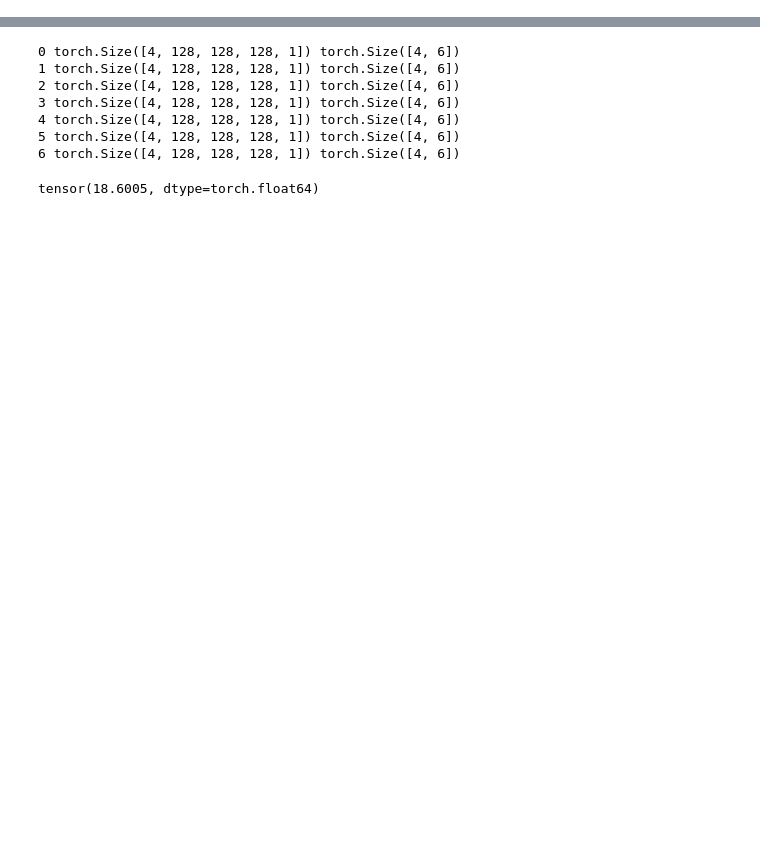
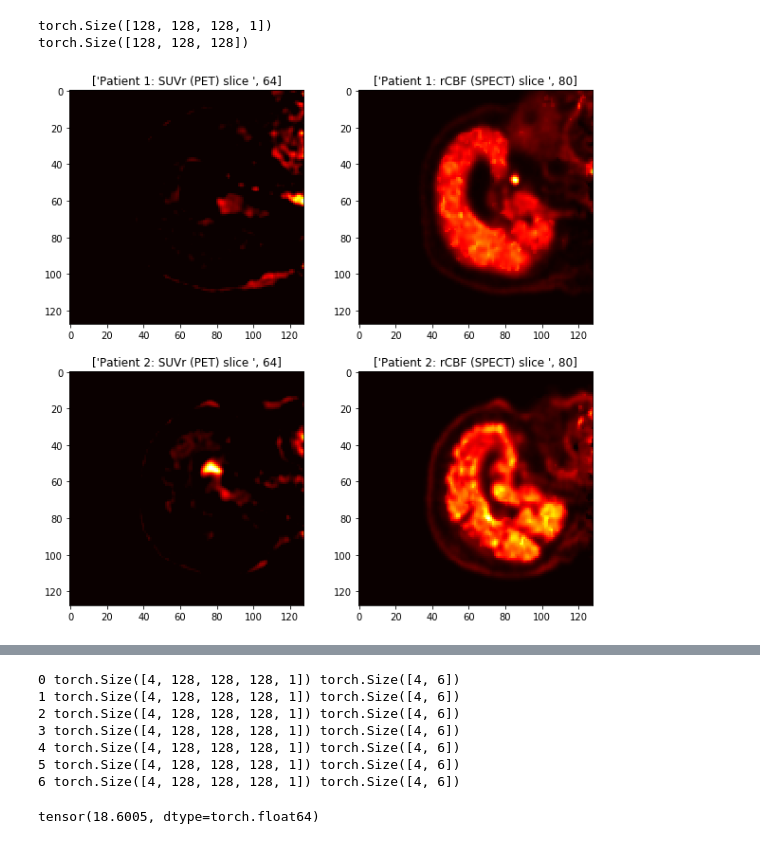
Before and after one commit to NilsErlanson/Project-PD-APD-classifcation, a Jupyter notebook: Dataset.ipynb, the cells around one changed output, grey strips where cells are left out. Saved outputs shown, nothing was run; the diff lists cells and outputs as text; code cells hidden in the pictures; blank space fills up the shorter version.

```diff
--- a/Dataset.ipynb
+++ b/Dataset.ipynb
@@ -83,0 +135,31 @@ dataloader = DataLoader(dataset, batch_size=4,
+# %%
+%matplotlib inline
+fig, axs = plt.subplots(2, 2, figsize=(10,10))
+
+
+sample1=datasetSUV.__getitem__(1)
+sample2=datasetCBF.__getitem__(1)
+sample3=datasetSUV.__getitem__(3)
+sample4=datasetCBF.__getitem__(3)
+print(sample[0].size())
+image1=np.squeeze(sample1[0])
+image2=np.squeeze(sample2[0])
+image3=np.squeeze(sample3[0])
+image4=np.squeeze(sample4[0])
+print(image1.size())
+sliceNr1=64
+sliceNr2=80
+
+axs[0, 0].imshow(image1[61,:,:],cmap='hot') #SUVr
+axs[0, 0].set_title(['Patient 1: SUVr (PET) slice ', sliceNr1])
+axs[0, 1].imshow(image2[61,:,:],cmap='hot') #SUVr
+axs[0, 1].set_title(['Patient 1: rCBF (SPECT) slice ', sliceNr2])
+axs[1, 0].imshow(image3[60,:,:],cmap='hot') #SUVr
+axs[1, 0].set_title(['Patient 2: SUVr (PET) slice ', sliceNr1])
+axs[1, 1].imshow(image4[60,:,:],cmap='hot') #SUVr
+axs[1, 1].set_title(['Patient 2: rCBF (SPECT) slice ', sliceNr2])
+plt.show()
+# %% [output]
+torch.Size([128, 128, 128, 1])
+torch.Size([128, 128, 128])
+[figure, added]
```
Also changed, not shown: parts of 13 cells of this notebook.
